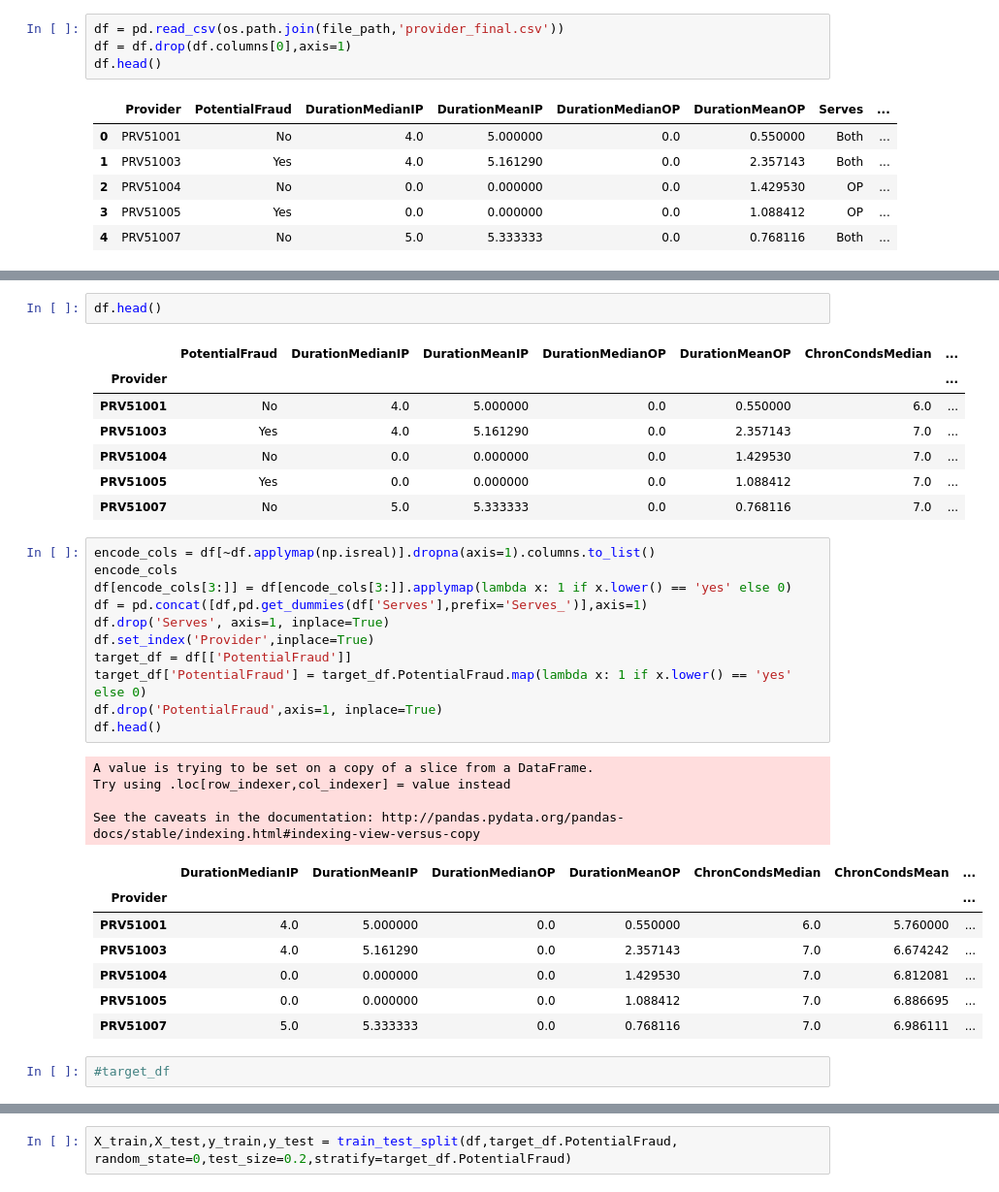
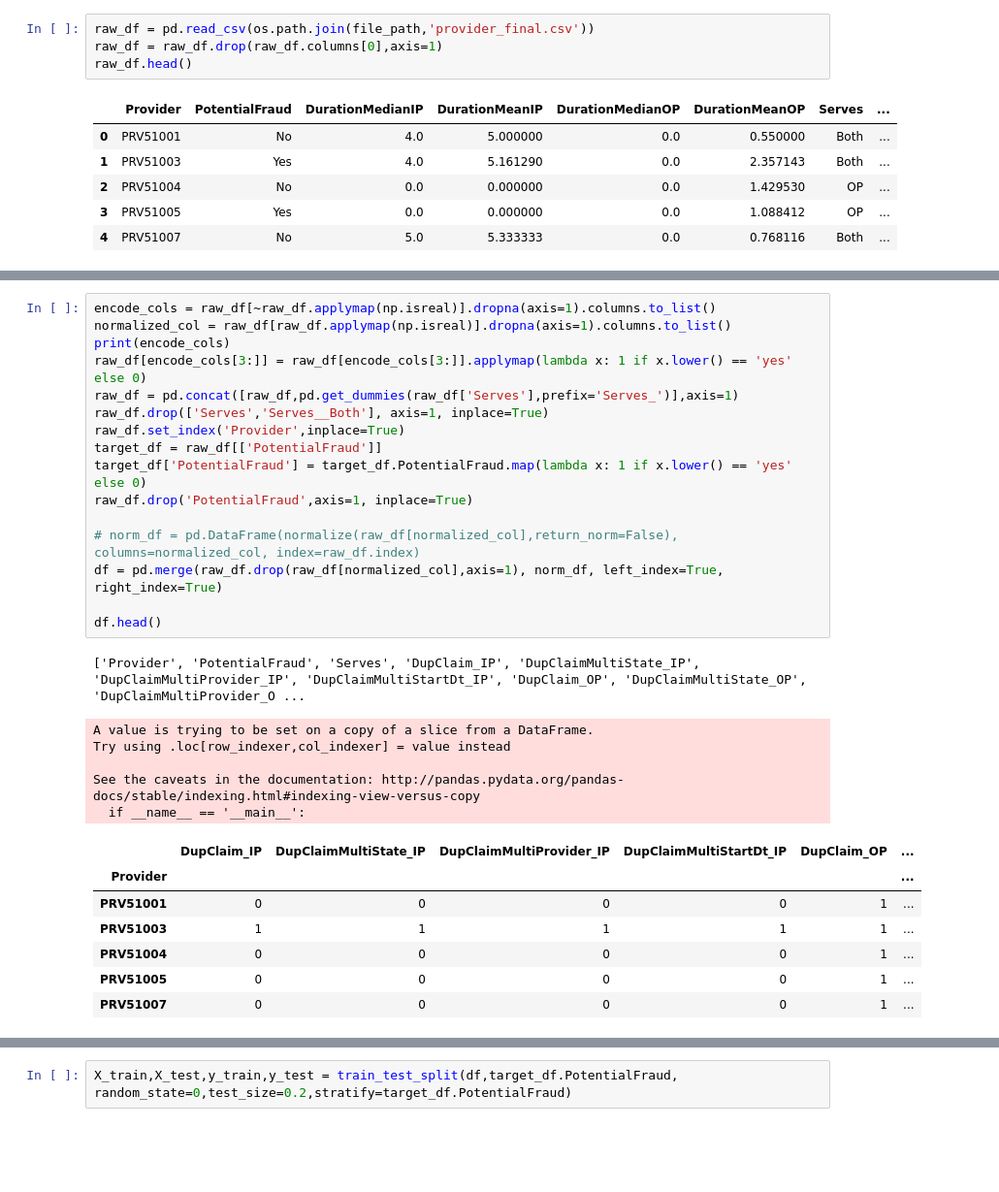
Before and after one commit to microwolf/capstone_healthcare_fraud, a Jupyter notebook: contributors/patrice/scripts/Machine Learning.ipynb, the cells around one changed output, grey strips where cells are left out. Shown at 97% size. Saved outputs shown, nothing was run; the diff lists cells and outputs as text; blank space fills up the shorter version.

```diff
--- a/contributors/patrice/scripts/Machine Learning.ipynb
+++ b/contributors/patrice/scripts/Machine Learning.ipynb
@@ -19,7 +20,7 @@ os.listdir(file_path)
 # %%
-df = pd.read_csv(os.path.join(file_path,'provider_final.csv'))
-df = df.drop(df.columns[0],axis=1)
-df.head()
+raw_df = pd.read_csv(os.path.join(file_path,'provider_final.csv'))
+raw_df = raw_df.drop(raw_df.columns[0],axis=1)
+raw_df.head()
 # %% [output]
 |  | Provider | PotentialFraud | DurationMedianIP | DurationMeanIP | DurationMedianOP | DurationMeanOP | Serves | ... |
 | 0 | PRV51001 | No | 4.0 | 5.000000 | 0.0 | 0.550000 | Both | ... |
@@ -53,38 +31,33 @@ encode_cols
-# %%
-df.head()
-# %% [output]
-|  | PotentialFraud | DurationMedianIP | DurationMeanIP | DurationMedianOP | DurationMeanOP | ChronCondsMedian | ... |
-| Provider |  |  |  |  |  |  | ... |
-| PRV51001 | No | 4.0 | 5.000000 | 0.0 | 0.550000 | 6.0 | ... |
-| PRV51003 | Yes | 4.0 | 5.161290 | 0.0 | 2.357143 | 7.0 | ... |
-| PRV51004 | No | 0.0 | 0.000000 | 0.0 | 1.429530 | 7.0 | ... |
-| PRV51005 | Yes | 0.0 | 0.000000 | 0.0 | 1.088412 | 7.0 | ... |
-| PRV51007 | No | 5.0 | 5.333333 | 0.0 | 0.768116 | 7.0 | ... |
 # %%
-encode_cols = df[~df.applymap(np.isreal)].dropna(axis=1).columns.to_list()
-encode_cols
-df[encode_cols[3:]] = df[encode_cols[3:]].applymap(lambda x: 1 if x.lower() == 'yes' else 0)
-df = pd.concat([df,pd.get_dummies(df['Serves'],prefix='Serves_')],axis=1)
-df.drop('Serves', axis=1, inplace=True)
-df.set_index('Provider',inplace=True)
-target_df = df[['PotentialFraud']]
+encode_cols = raw_df[~raw_df.applymap(np.isreal)].dropna(axis=1).columns.to_list()
+normalized_col = raw_df[raw_df.applymap(np.isreal)].dropna(axis=1).columns.to_list()
+print(encode_cols)
+raw_df[encode_cols[3:]] = raw_df[encode_cols[3:]].applymap(lambda x: 1 if x.lower() == 'yes' else 0)
+raw_df = pd.concat([raw_df,pd.get_dummies(raw_df['Serves'],prefix='Serves_')],axis=1)
+raw_df.drop(['Serves','Serves__Both'], axis=1, inplace=True)
+raw_df.set_index('Provider',inplace=True)
+target_df = raw_df[['PotentialFraud']]
 target_df['PotentialFraud'] = target_df.PotentialFraud.map(lambda x: 1 if x.lower() == 'yes' else 0)
-df.drop('PotentialFraud',axis=1, inplace=True)
+raw_df.drop('PotentialFraud',axis=1, inplace=True)
+
+# norm_df = pd.DataFrame(normalize(raw_df[normalized_col],return_norm=False), columns=normalized_col, index=raw_df.index)
+df = pd.merge(raw_df.drop(raw_df[normalized_col],axis=1), norm_df, left_index=True, right_index=True)
+
 df.head()
 # %% [output]
-A value is trying to be set on a copy of a slice from a DataFrame.
-Try using .loc[row_indexer,col_indexer] = value instead
-
-See the caveats in the documentation: http://pandas.pydata.org/pandas-docs/stable/indexing.html#indexing-view-versus-copy
+['Provider', 'PotentialFraud', 'Serves', 'DupClaim_IP', 'DupClaimMultiState_IP', 'DupClaimMultiProvider_IP', 'DupClaimMultiStartDt_IP', 'DupClaim_OP', 'DupClaimMultiState_OP', 'DupClaimMultiProvider_O ...
+A value is trying to be set on a copy of a slice from a DataFrame.
+Try using .loc[row_indexer,col_indexer] = value instead
+
+See the caveats in the documentation: http://pandas.pydata.org/pandas-docs/stable/indexing.html#indexing-view-versus-copy
+  if __name__ == '__main__':
-|  | DurationMedianIP | DurationMeanIP | DurationMedianOP | DurationMeanOP | ChronCondsMedian | ChronCondsMean | ... |
-| Provider |  |  |  |  |  |  | ... |
-| PRV51001 | 4.0 | 5.000000 | 0.0 | 0.550000 | 6.0 | 5.760000 | ... |
-| PRV51003 | 4.0 | 5.161290 | 0.0 | 2.357143 | 7.0 | 6.674242 | ... |
-| PRV51004 | 0.0 | 0.000000 | 0.0 | 1.429530 | 7.0 | 6.812081 | ... |
-| PRV51005 | 0.0 | 0.000000 | 0.0 | 1.088412 | 7.0 | 6.886695 | ... |
-| PRV51007 | 5.0 | 5.333333 | 0.0 | 0.768116 | 7.0 | 6.986111 | ... |
+|  | DupClaim_IP | DupClaimMultiState_IP | DupClaimMultiProvider_IP | DupClaimMultiStartDt_IP | DupClaim_OP | ... |
+| Provider |  |  |  |  |  | ... |
+| PRV51001 | 0 | 0 | 0 | 0 | 1 | ... |
+| PRV51003 | 1 | 1 | 1 | 1 | 1 | ... |
+| PRV51004 | 0 | 0 | 0 | 0 | 1 | ... |
+| PRV51005 | 0 | 0 | 0 | 0 | 1 | ... |
+| PRV51007 | 0 | 0 | 0 | 0 | 1 | ... |
-# %%
-#target_df
 # %%
 from sklearn.model_selection import train_test_split
 from imblearn.over_sampling import SMOTE
```
Also changed, not shown: parts of 21 cells of this notebook, 2 other files.
